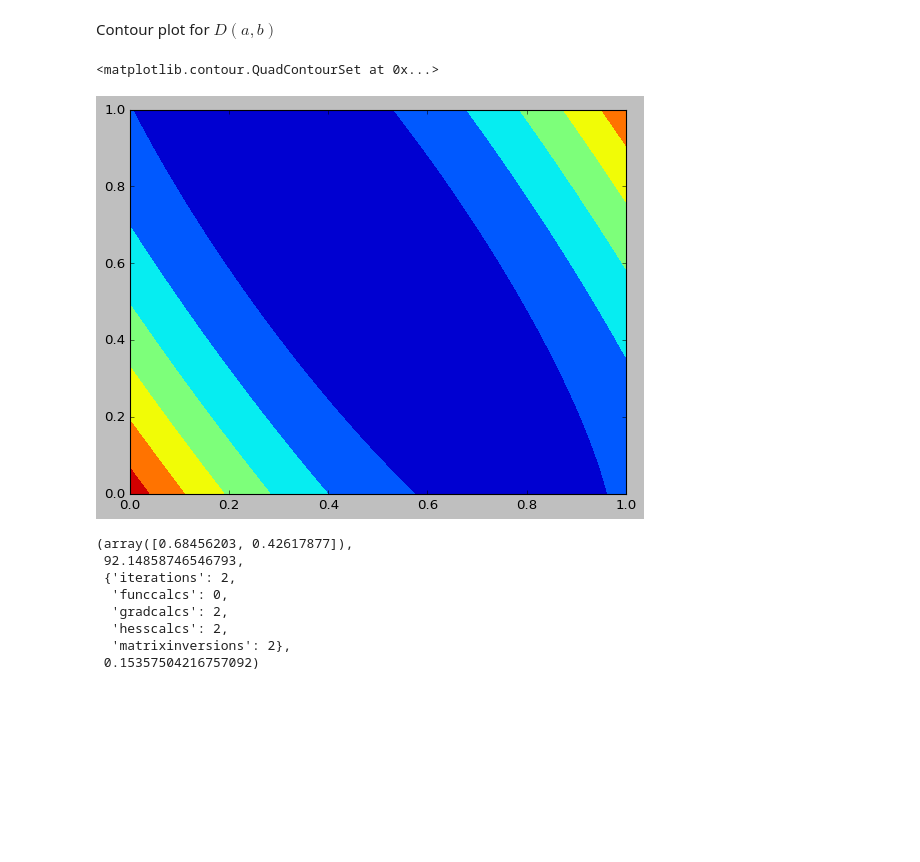
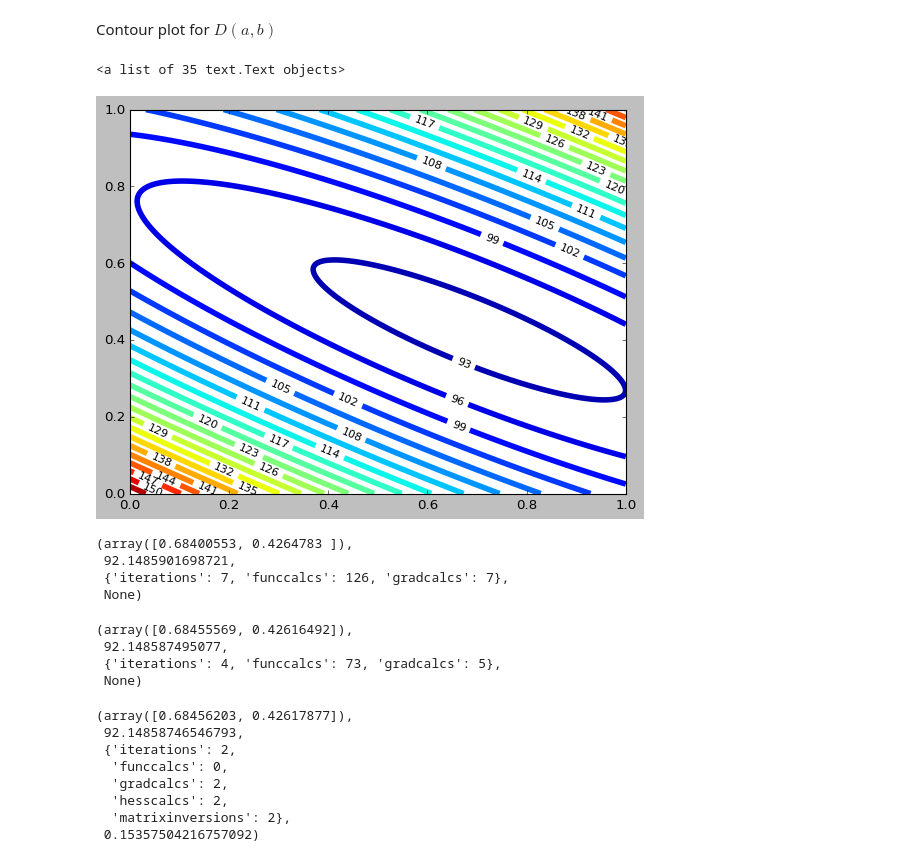
Before and after one commit to dmitry-grigorev/AlgoAnalysisDevelopment, a Jupyter notebook: Task3/Task3notebook.ipynb, the cells around one changed output. Cells and saved outputs as stored; diff of their text form; code cells hidden in the pictures; blank space fills up the shorter version.

```diff
--- a/Task3/Task3notebook.ipynb
+++ b/Task3/Task3notebook.ipynb
@@ -4,8 +4,8 @@ import matplotlib.pyplot as plt
 import matplotlib.style
 import matplotlib as mpl
 from task3module.task3module import *
-mpl.style.use('classic')
-plt.figure(figsize=(8, 6), dpi = 80)
+plt.style.use("classic")
+plt.figure(figsize=(8, 6), dpi = 80, facecolor="white", edgecolor="black")
 # %% [output]
 <Figure size 640x480 with 0 Axes>
 <Figure size 640x480 with 0 Axes>
@@ -50,10 +50,12 @@ X, Y = np.meshgrid(xlist, ylist)
 # %% [markdown]
 Contour plot for $D(a, b)$
 # %%
-Z = np.array([[cost_function(x, y) for y in ylist] for x in xlist])
-plt.contourf(X, Y, Z)
+Z = np.array([[cost_function(x, y) for x in xlist] for y in ylist])
+cp = plt.contour(X, Y, Z, levels = 25, linewidths = 5)
+plt.clabel(cp, inline=True,
+          fontsize=10, colors = "black")
 # %% [output]
-<matplotlib.contour.QuadContourSet at 0x...>
+<a list of 35 text.Text objects>
-[figure, old version]
+[figure, new version]
 # %%
 limits = np.array([[0, 1], [0, 1]], dtype=float)
@@ -60 +63,17 @@ limits = np.array([[0, 1], [0, 1]], dtype=float)
+# %%
+gdans = gradient_descent_method(cost_function_v, cost_function_grad, x0, limits)
+gdans
+# %% [output]
+(array([0.68400553, 0.4264783 ]),
+ 92.1485901698721,
+ {'iterations': 7, 'funccalcs': 126, 'gradcalcs': 7},
+ None)
+# %%
+cgdans = conjugate_gradient_method(cost_function_v, cost_function_grad, x0, limits)
+cgdans
+# %% [output]
+(array([0.68455569, 0.42616492]),
+ 92.148587495077,
+ {'iterations': 4, 'funccalcs': 73, 'gradcalcs': 5},
+ None)
 # %%
```
Also changed, not shown: parts of 15 cells of this notebook, 1 other file.
